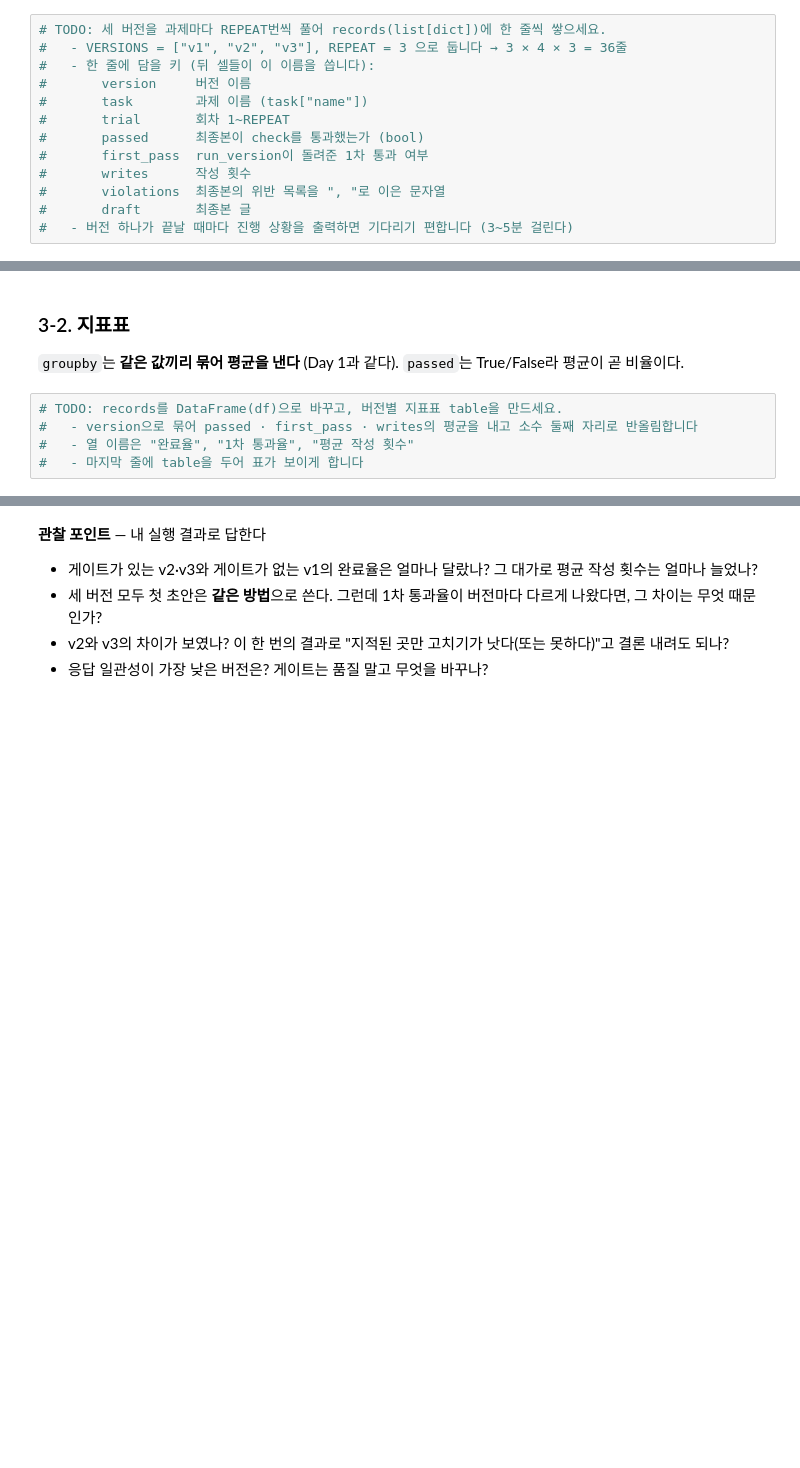
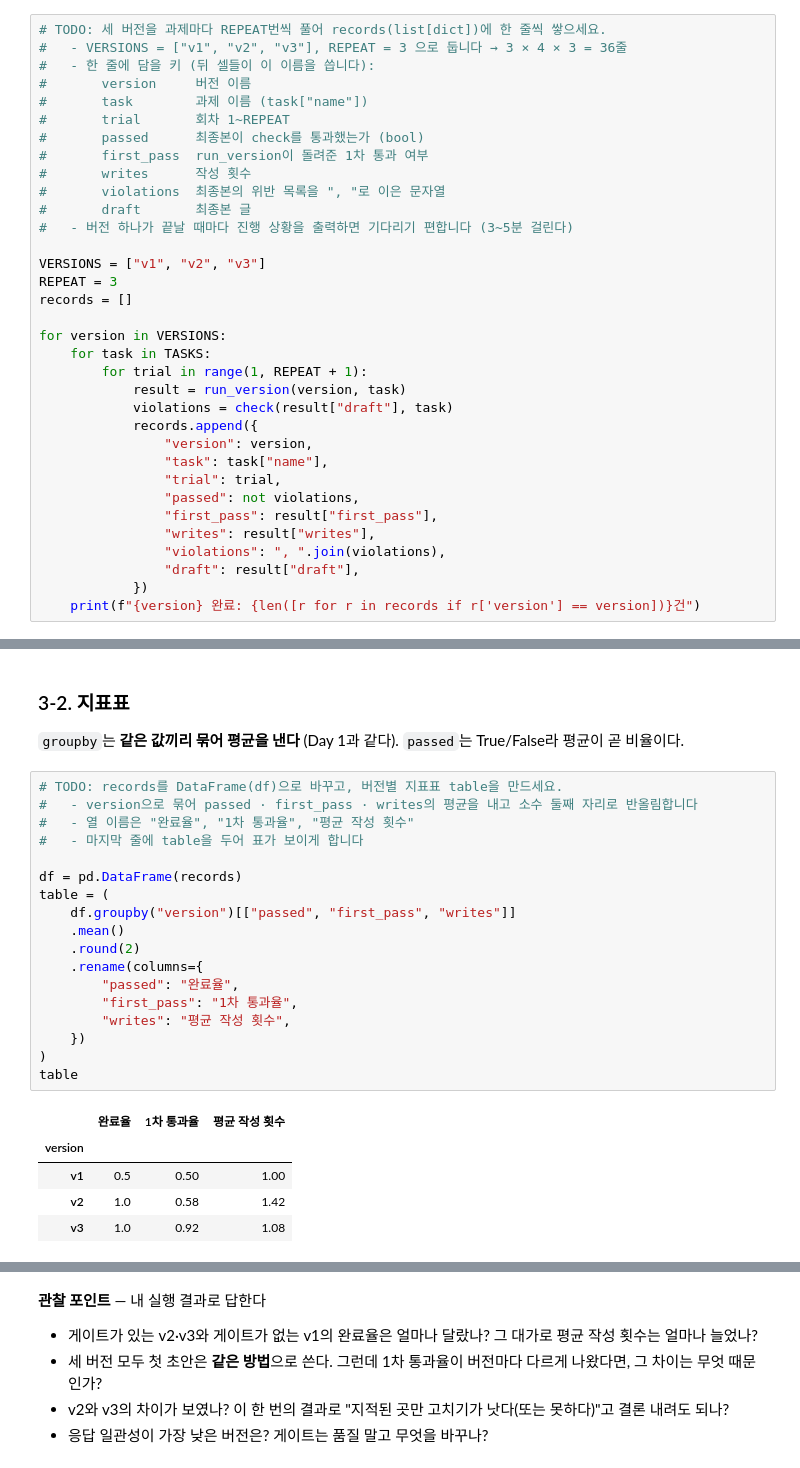
Before and after one commit to Kyeongrak-Choi/AI-Orchestration-Lab, a Jupyter notebook: 7.agent-dev/notebooks/Day05-보충-팀시험하네스-자율-실습.ipynb, the cells around one changed output, grey strips where cells are left out. Cells and saved outputs as stored; diff of their text form; blank space fills up the shorter version.

```diff
--- a/7.agent-dev/notebooks/Day05-보충-팀시험하네스-자율-실습.ipynb
+++ b/7.agent-dev/notebooks/Day05-보충-팀시험하네스-자율-실습.ipynb
@@ -214,3 +275,24 @@ print("통과")
 #       violations  최종본의 위반 목록을 ", "로 이은 문자열
 #       draft       최종본 글
 #   - 버전 하나가 끝날 때마다 진행 상황을 출력하면 기다리기 편합니다 (3~5분 걸린다)
+
+VERSIONS = ["v1", "v2", "v3"]
+REPEAT = 3
+records = []
+
+for version in VERSIONS:
+    for task in TASKS:
+        for trial in range(1, REPEAT + 1):
+            result = run_version(version, task)
+            violations = check(result["draft"], task)
+            records.append({
+                "version": version,
+                "task": task["name"],
+                "trial": trial,
+                "passed": not violations,
+                "first_pass": result["first_pass"],
+                "writes": result["writes"],
+                "violations": ", ".join(violations),
+                "draft": result["draft"],
+            })
+    print(f"{version} 완료: {len([r for r in records if r['version'] == version])}건")
@@ -226,8 +314,27 @@ print(len(records), "건 기록 — 통과")
 # %%
 # TODO: records를 DataFrame(df)으로 바꾸고, 버전별 지표표 table을 만드세요.
 #   - version으로 묶어 passed · first_pass · writes의 평균을 내고 소수 둘째 자리로 반올림합니다
 #   - 열 이름은 "완료율", "1차 통과율", "평균 작성 횟수"
 #   - 마지막 줄에 table을 두어 표가 보이게 합니다
+
+df = pd.DataFrame(records)
+table = (
+    df.groupby("version")[["passed", "first_pass", "writes"]]
+    .mean()
+    .round(2)
+    .rename(columns={
+        "passed": "완료율",
+        "first_pass": "1차 통과율",
+        "writes": "평균 작성 횟수",
+    })
+)
+table
+# %% [output]
+|  | 완료율 | 1차 통과율 | 평균 작성 횟수 |
+| version |  |  |  |
+| v1 | 0.5 | 0.50 | 1.00 |
+| v2 | 1.0 | 0.58 | 1.42 |
+| v3 | 1.0 | 0.92 | 1.08 |
 # %%
 # TODO: consistency(version)를 만들고, 버전마다 응답 일관성을 출력하세요.
 #   - 과제마다 그 버전의 passed 결과 REPEAT개를 모읍니다
```
Also changed, not shown: parts of 14 cells of this notebook, 1 other file.
